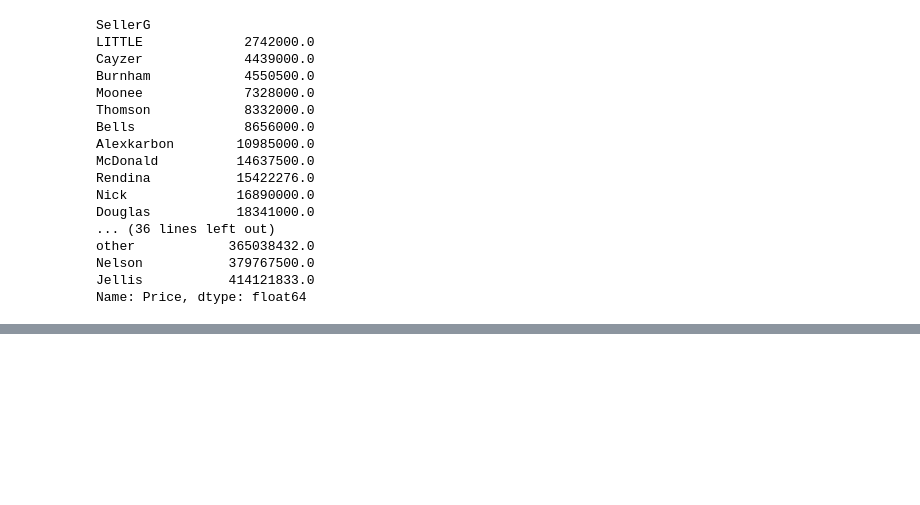
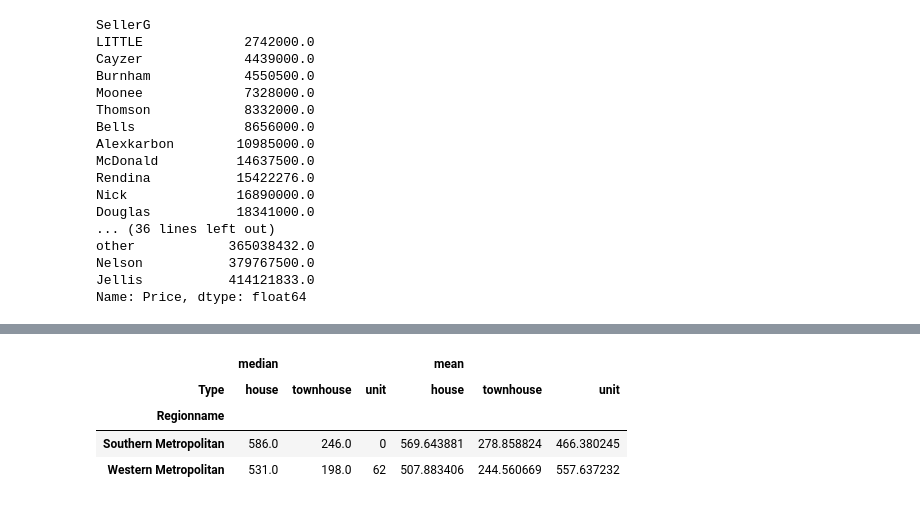
Before and after one commit to kathars1ss/learning_datascience, a Jupyter notebook: 12/pandas.ipynb, the cells around one changed output, grey strips where cells are left out. Cells and saved outputs as stored; diff of their text form; code cells hidden in the pictures; blank space fills up the shorter version.

```diff
--- a/12/pandas.ipynb
+++ b/12/pandas.ipynb
@@ -199,3 +199,12 @@ other            365038432.0
 Nelson           379767500.0
 Jellis           414121833.0
 Name: Price, dtype: float64
+# %%
+pivot = melb_df.pivot_table(
+    values='Landsize',
+    index='Regionname',
+    columns='Type',
+    aggfunc=['median', 'mean'],
+    fill_value=0
+)
+pivot.columns
@@ -201,0 +232,10 @@ Name: Price, dtype: float64
+# %%
+mask = pivot['mean']['house'] < pivot['median']['house']
+filtered_pivot = pivot[mask]
+filtered_pivot
+# %% [output]
+|  | median |  |  | mean |  |  |
+| Type | house | townhouse | unit | house | townhouse | unit |
+| Regionname |  |  |  |  |  |  |
+| Southern Metropolitan | 586.0 | 246.0 | 0 | 569.643881 | 278.858824 | 466.380245 |
+| Western Metropolitan | 531.0 | 198.0 | 62 | 507.883406 | 244.560669 | 557.637232 |
```
Also changed, not shown: parts of 5 cells of this notebook.
